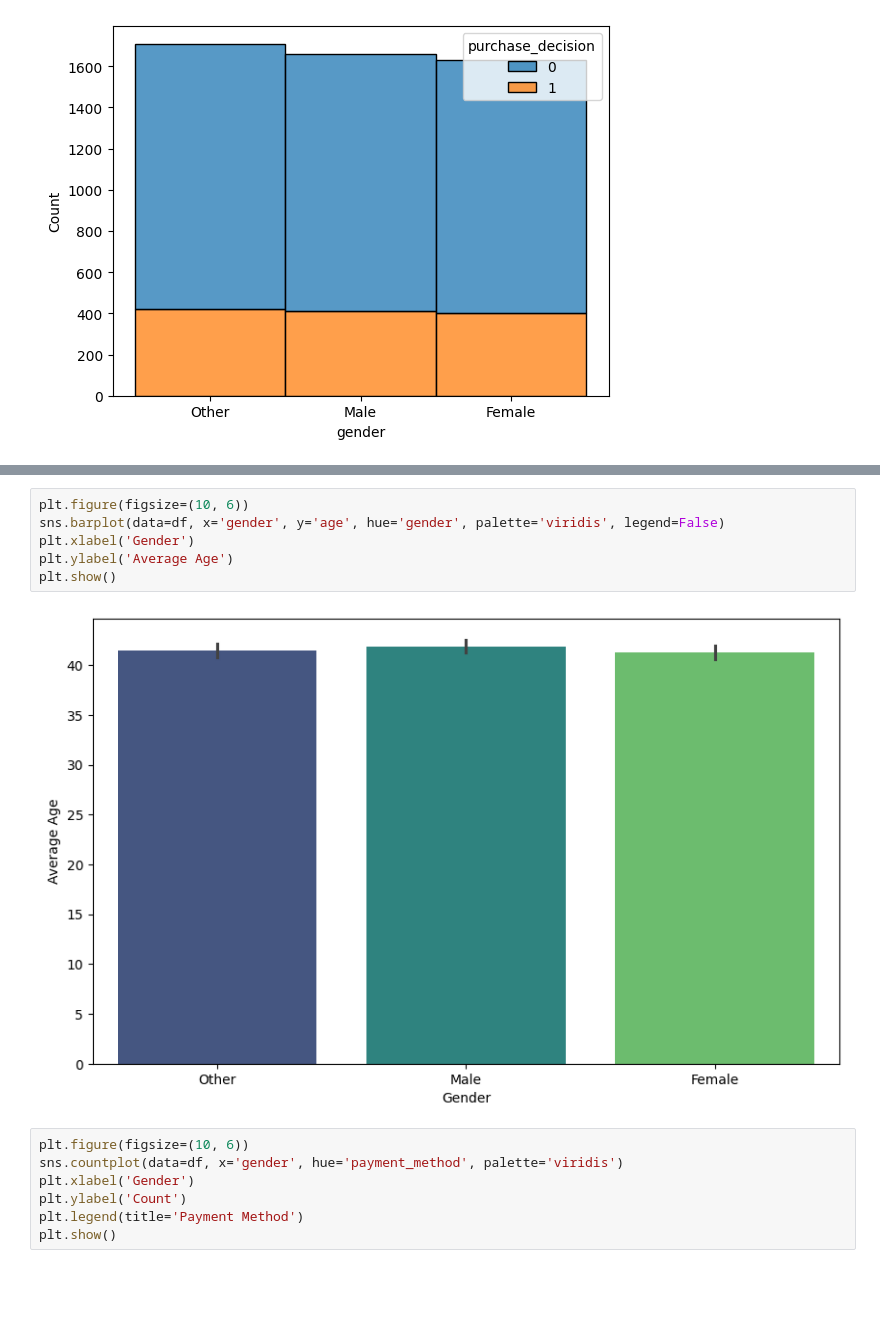
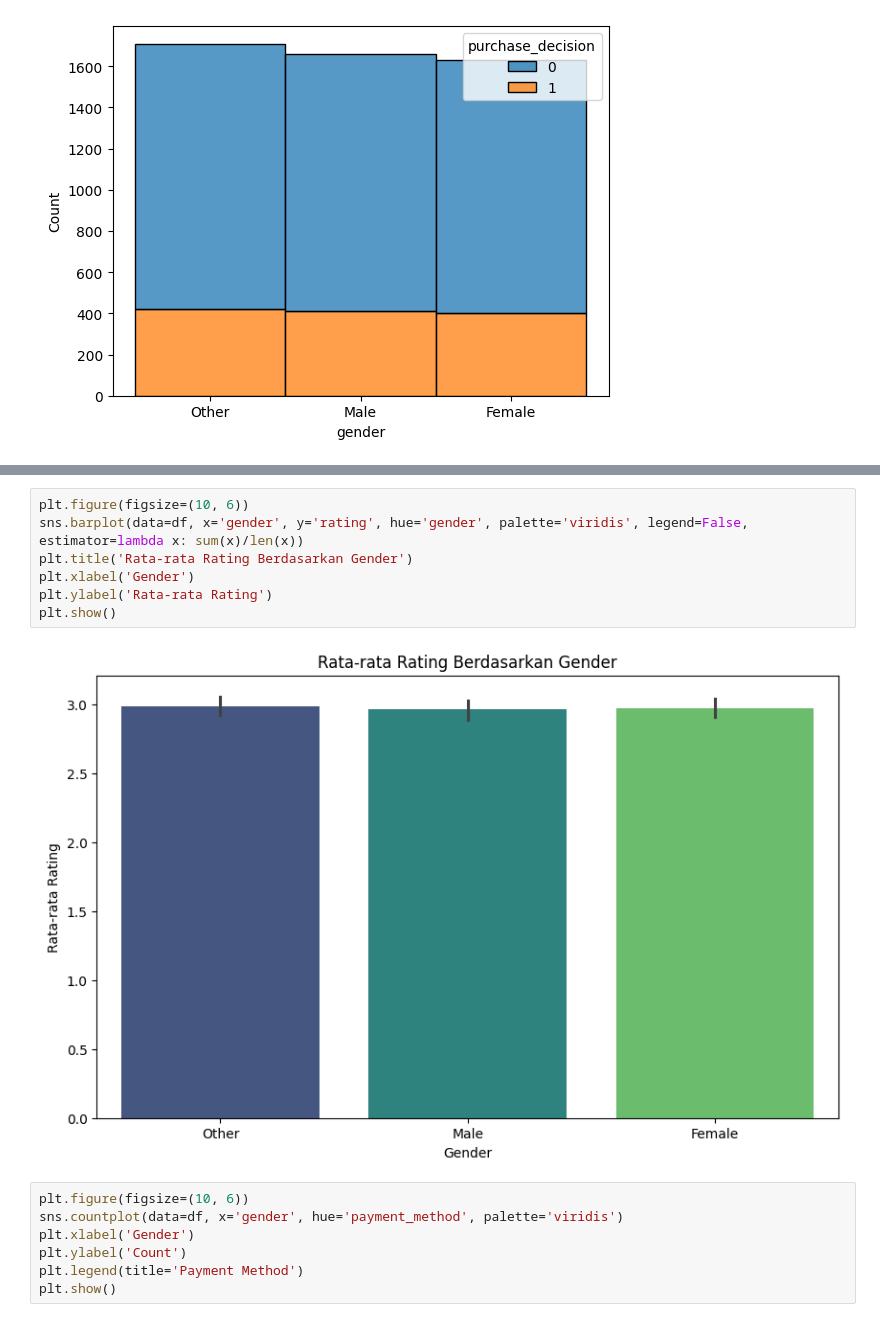
Before and after one commit to Arfan-Susanto/Projek-Data-Analyst, a Jupyter notebook: (Progress) Kaggle - AI-Driven Consumer Behavior/Progress.ipynb, the cells around one changed output, grey strips where cells are left out. Cells and saved outputs as stored; diff of their text form; blank space fills up the shorter version.

```diff
--- a/(Progress) Kaggle - AI-Driven Consumer Behavior/Progress.ipynb
+++ b/(Progress) Kaggle - AI-Driven Consumer Behavior/Progress.ipynb
@@ -269,11 +265,12 @@ sns.histplot(data=df, x="gender", hue="rating", multiple="stack")
 # %%
 plt.figure(figsize=(10, 6))
-sns.barplot(data=df, x='gender', y='age', hue='gender', palette='viridis', legend=False)
+sns.barplot(data=df, x='gender', y='rating', hue='gender', palette='viridis', legend=False, estimator=lambda x: sum(x)/len(x))
+plt.title('Rata-rata Rating Berdasarkan Gender')
 plt.xlabel('Gender')
-plt.ylabel('Average Age')
+plt.ylabel('Rata-rata Rating')
 plt.show()
 # %% [output]
-[figure, old version]
+[figure, new version]
 # %%
 plt.figure(figsize=(10, 6))
 sns.countplot(data=df, x='gender', hue='payment_method', palette='viridis')
```
Also changed, not shown: parts of 9 cells of this notebook.
